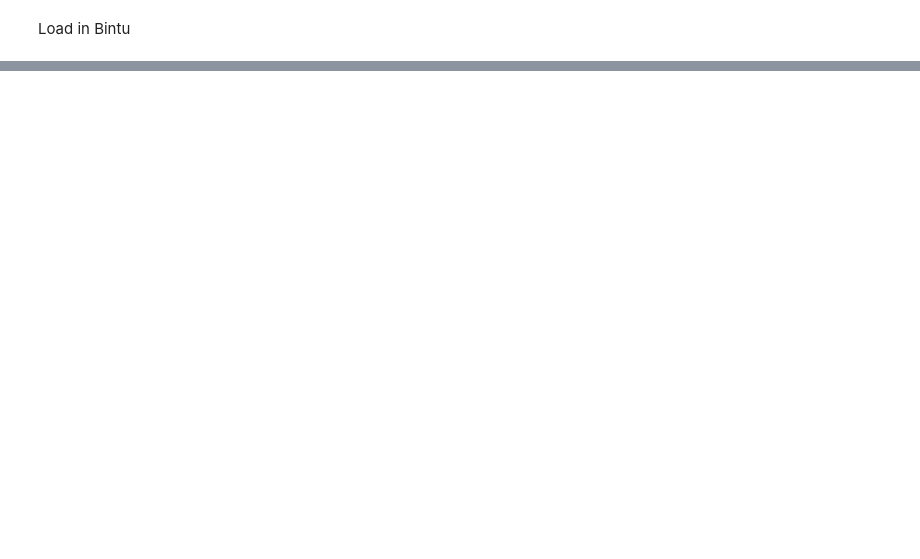
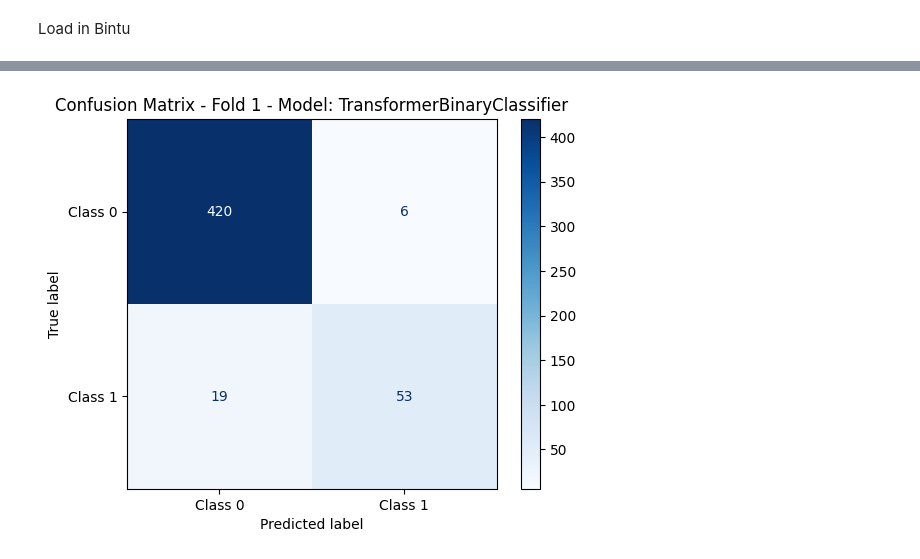
Before and after one commit to ArmandOvanessians/Disorder, a Jupyter notebook: T14.ipynb, the cells around one changed output, grey strips where cells are left out. Cells and saved outputs as stored; diff of their text form; code cells hidden in the pictures; blank space fills up the shorter version.

```diff
--- a/T14.ipynb
+++ b/T14.ipynb
@@ -571,0 +1251,98 @@ Fold 1 Metrics - Precision: 0.7826, Recall: 0.5714, F1 Score: 0.6606, AUC-ROC: 0
+# %%
+data_rep = 'per_protein_embeddings_repression.h5'
+data_act = 'per_protein_embeddings_activation_bintu.h5'
+data_Bintu = 'BINTU_FULL.csv'
+df_Bintu = pd.read_csv(data_Bintu)
+df_Bintu = df_Bintu.drop(df_Bintu.columns[0], axis=1)
+d_act = SequenceDataset(h5_file_path=data_act, df=df_Bintu)
+d_rep = SequenceDataset(h5_file_path=data_rep, df=df_Bintu)
+# Combine d_act and d_rep
+combined_dataset = CombinedSequenceDataset(d_rep, d_act)
+# %%
+
+# Example: Loading your dataset and DataFrame
+# Replace with your actual data loading logic
+# For demonstration, let's assume `combined_dataset` is your dataset object and `df_Bintu` is your DataFrame
+# combined_dataset = YourCustomDataset(...)
+# df_Bintu = pd.read_csv('your_data.csv')
+
+# Define your device
+device = torch.device("cuda" if torch.cuda.is_available() else "cpu")
+print(f"Using device: {device}")
+
+# Define the list of model classes to benchmark
+model_classes = [
+    #EnhancedCNNMLPBinaryClassifier_Residual,
+    #MLPBinaryClassifier,
+    #ResidualMLPBinaryClassifier,
+    #EnhancedCNNMLPBinaryClassifier,
+    # Add other model classes as needed
+    TransformerBinaryClassifier
+]
+
+# Benchmark with no resampling
+print("=== Benchmarking with No Resampling ===")
+results_no_resampling = benchmark_models(
+    dataset=combined_dataset,
+    df=df_Bintu,
+    device=device,
+    model_classes=model_classes,
+    num_epochs=100,
+    batch_size=32,
+    learning_rate=1e-4,
+    hidden_dim=64,
+    pos_weight=1.0,
+    neg_weight=1.0,
+    k_folds=5,
+    sampling_method='none',  # Options: 'none', 'oversample', 'undersample'
+    weight_decay=1e-5,
+    patience=10,
+    save_directory='saved_models/Bintu_2/no_resampling'
+)
+
+# # Benchmark with SMOTE oversampling
+# print("\n=== Benchmarking with SMOTE Oversampling ===")
+# results_oversample = benchmark_models(
+#     dataset=combined_dataset,
+#     df=df_Bintu,
+#     device=device,
+#     model_classes=model_classes,
+#     num_epochs=100,
+#     batch_size=32,
+#     learning_rate=1e-4,
+#     hidden_dim=64,
+#     pos_weight=1.0,
+#     neg_weight=1.0,
+#     k_folds=5,
+#     sampling_method='oversample',  # Options: 'none', 'oversample', 'undersample'
+#     weight_decay=1e-5,
+#     patience=10,
+#     save_directory='saved_models/oversampling'
+# )
+
+# # Benchmark with Random Undersampling
+# print("\n=== Benchmarking with Random Undersampling ===")
+# results_undersample = benchmark_models(
+#     dataset=combined_dataset,
+#     df=df_Bintu,
+#     device=device,
+#     model_classes=model_classes,
+#     num_epochs=100,
+#     batch_size=32,
+#     learning_rate=1e-4,
+#     hidden_dim=64,
+#     pos_weight=1.0,
+#     neg_weight=1.0,
+#     k_folds=5,
+#     sampling_method='undersample',  # Options: 'none', 'oversample', 'undersample'
+#     weight_decay=1e-5,
+#     patience=10,
+#     save_directory='saved_models/undersampling'
+# )
+
+# Optionally, compare results
+print("\n=== Comparison of Benchmarking Results ===")
+print("No Resampling:", results_no_resampling)
+# print("Oversampling:", results_oversample)
+# print("Undersampling:", results_undersample)
+# %% [output]
@@ -571,0 +1366 @@ Fold 1 Metrics - Precision: 0.7826, Recall: 0.5714, F1 Score: 0.6606, AUC-ROC: 0
+[figure, added]
```
Also changed, not shown: parts of 14 cells of this notebook.
